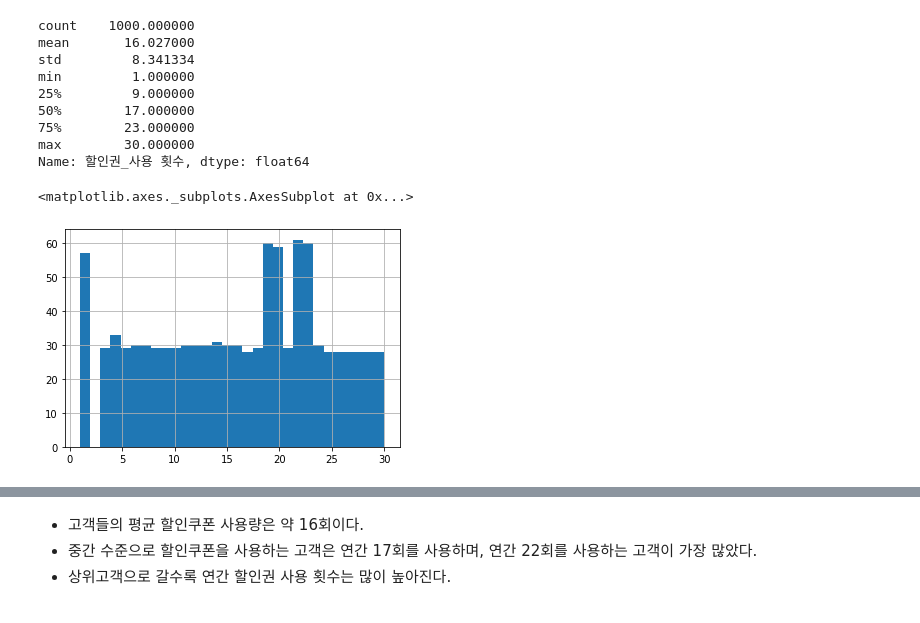
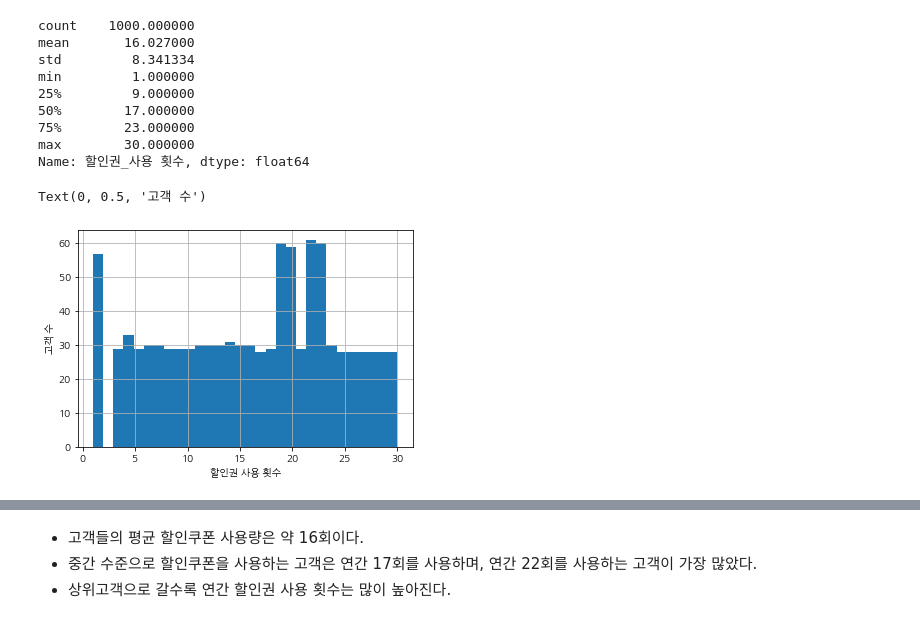
Before and after one commit to leenago/Self_studying, a Jupyter notebook: Statistics/statistics_5장.ipynb, the cells around one changed output, grey strips where cells are left out. Cells and saved outputs as stored; diff of their text form; code cells hidden in the pictures.

```diff
--- a/Statistics/statistics_5장.ipynb
+++ b/Statistics/statistics_5장.ipynb
@@ -4,0 +29,8 @@
+# %%
+fontpath = '/usr/share/fonts/truetype/nanum/NanumBarunGothic.ttf'
+font = fm.FontProperties(fname=fontpath, size=9)
+plt.rc('font', family='NanumBarunGothic')
+plt.rcParams["figure.figsize"] = (20, 10)
+mpl.font_manager._rebuild()
+mpl.pyplot.rc('font', family='NanumGothic')
+fm._rebuild()
@@ -180,7 +213,9 @@ Name: 할인권_사용 횟수, dtype: float64
 # %%
 %matplotlib inline
 df['할인권_사용 횟수'].hist(bins=30)
+plt.xlabel('할인권 사용 횟수')
+plt.ylabel('고객 수')
 # %% [output]
-<matplotlib.axes._subplots.AxesSubplot at 0x...>
+Text(0, 0.5, '고객 수')
-[figure, old version]
+[figure, new version]
 # %%
```
Also changed, not shown: parts of 7 cells of this notebook.
